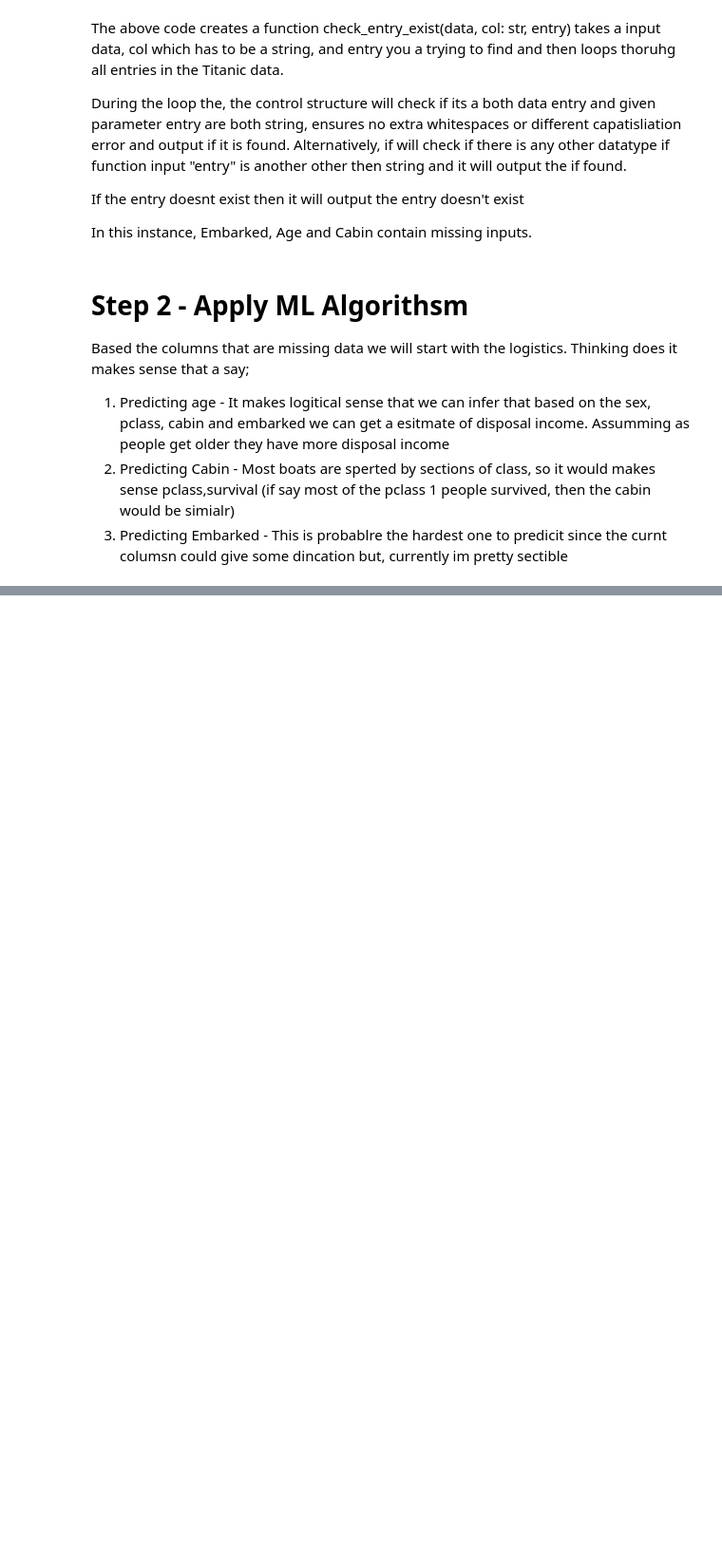
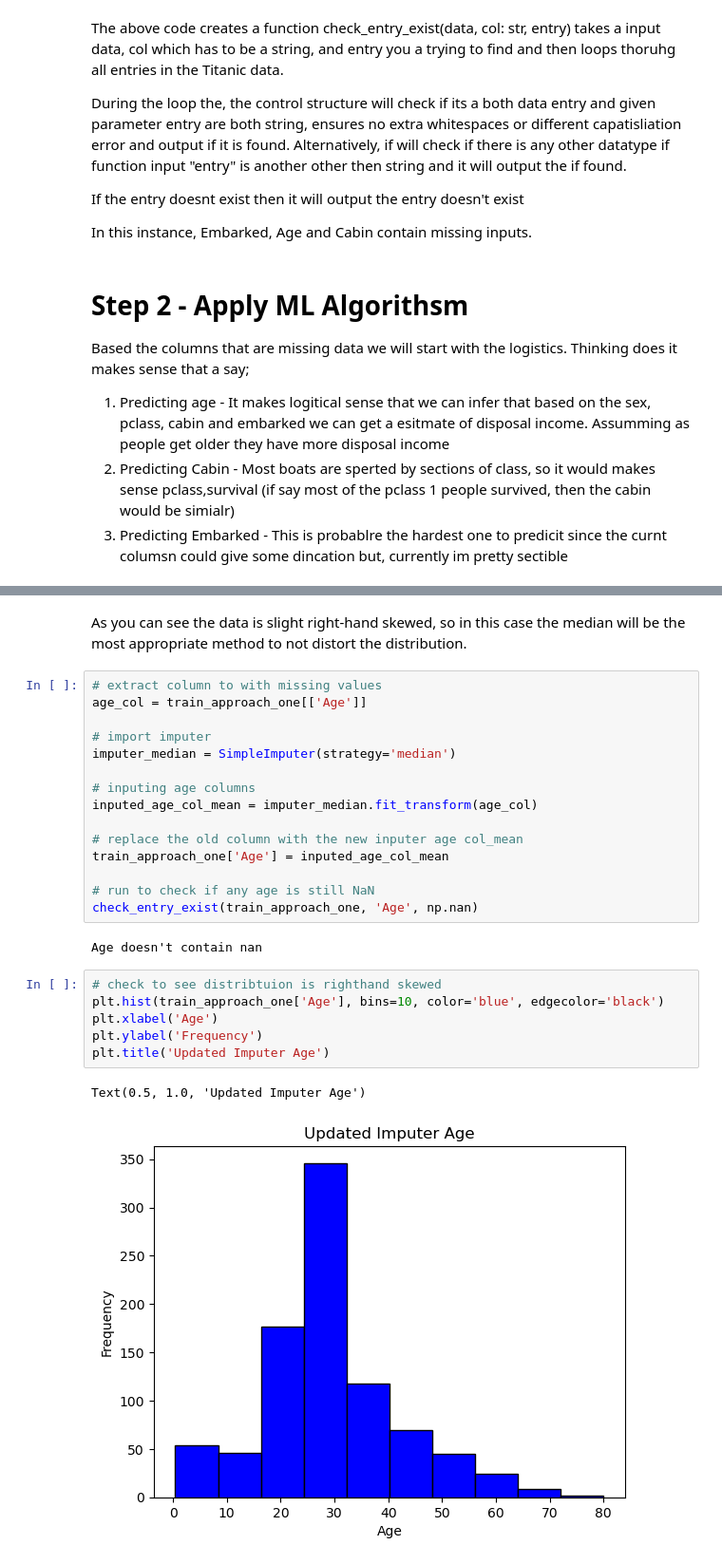
Before and after one commit to Shahid0120/Shahid0120.github.io, a Jupyter notebook: _posts/handling_misslabelled_data.md.ipynb, the cells around one changed output, grey strips where cells are left out. Shown at 95% size. Drawn from its saved outputs; the diff is of its cells as text; blank space fills up the shorter version.

```diff
--- a/_posts/handling_misslabelled_data.md.ipynb
+++ b/_posts/handling_misslabelled_data.md.ipynb
@@ -144,0 +171,28 @@ Based the columns that are missing data we will start with the logistics. Thinki
+# %% [markdown]
+As you can see the data is slight right-hand skewed, so in this case the median will be the most appropriate method to not distort the distribution.
+# %%
+# extract column to with missing values
+age_col = train_approach_one[['Age']]
+
+# import imputer
+imputer_median = SimpleImputer(strategy='median')
+
+# inputing age columns
+inputed_age_col_mean = imputer_median.fit_transform(age_col)
+
+# replace the old column with the new inputer age col_mean
+train_approach_one['Age'] = inputed_age_col_mean
+
+# run to check if any age is still NaN
+check_entry_exist(train_approach_one, 'Age', np.nan)
+# %% [output]
+Age doesn't contain nan
+# %%
+# check to see distribtuion is righthand skewed
+plt.hist(train_approach_one['Age'], bins=10, color='blue', edgecolor='black')
+plt.xlabel('Age')
+plt.ylabel('Frequency')
+plt.title('Updated Imputer Age')
+# %% [output]
+Text(0.5, 1.0, 'Updated Imputer Age')
+[figure, added]
```
Also changed, not shown: parts of 12 cells of this notebook.
